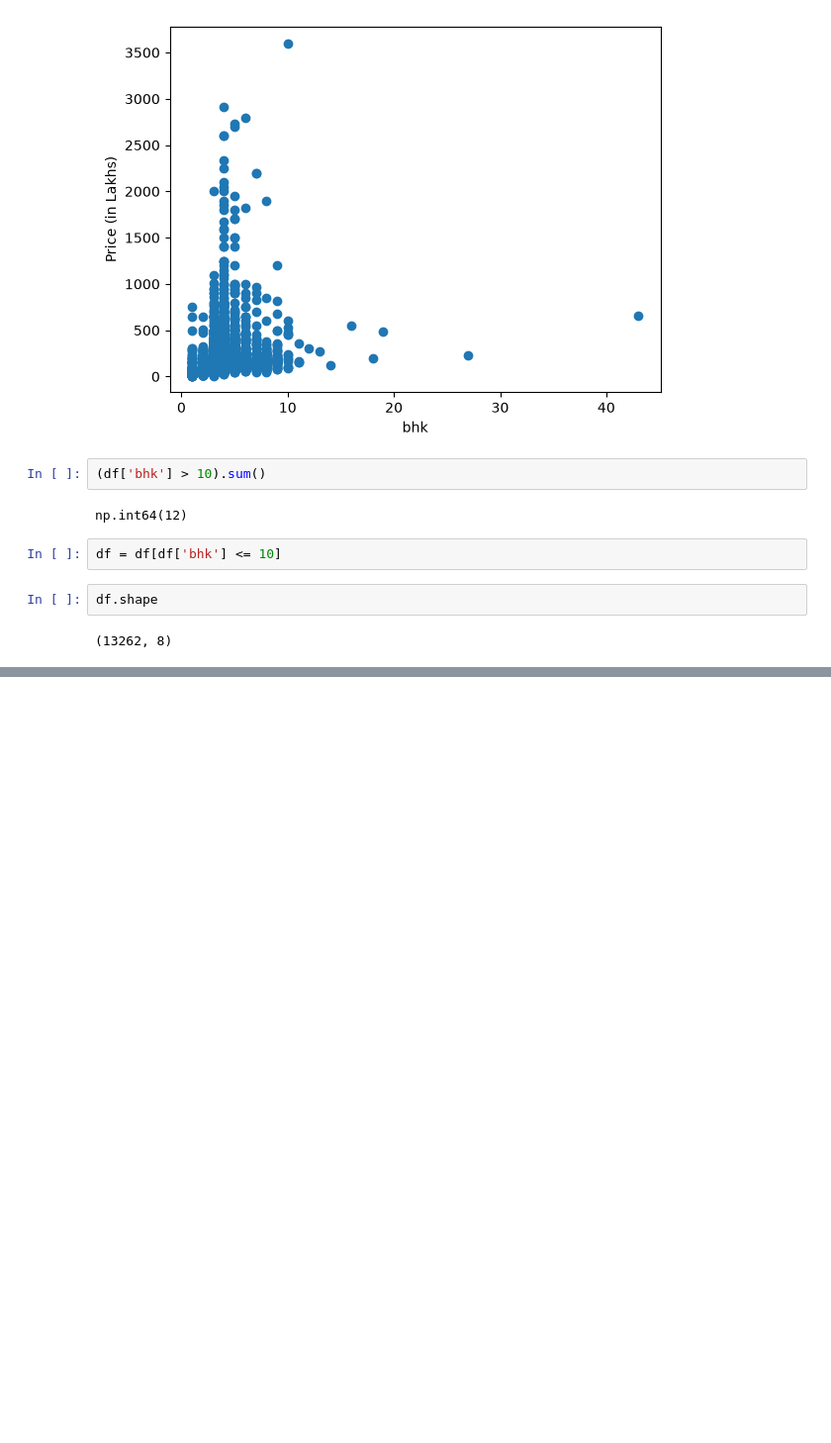
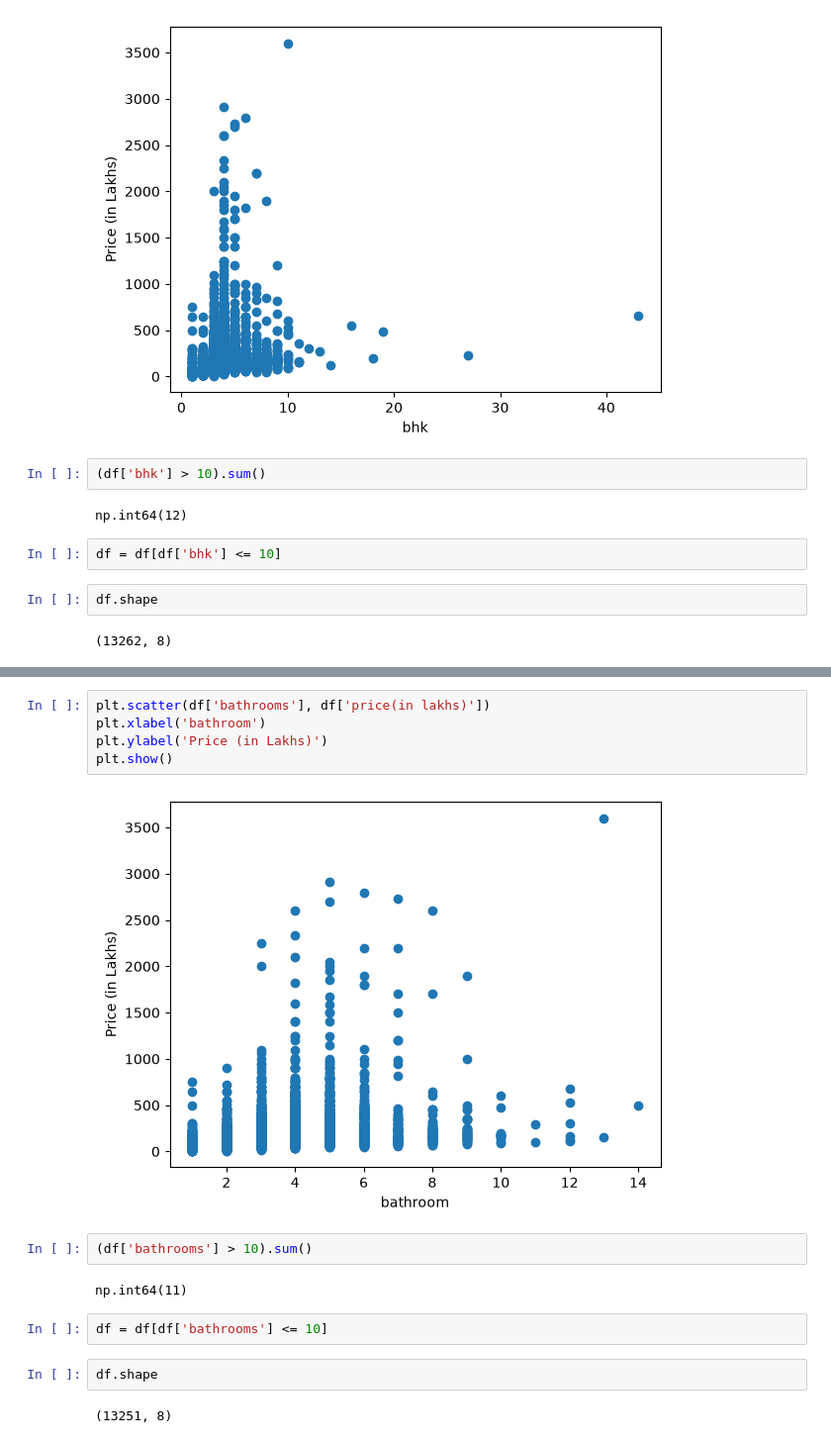
Before and after one commit to PranayBhardwaj29/bengaluru-house-price-predictor, a Jupyter notebook: notebook/model_training.ipynb, the cells around one changed output, grey strips where cells are left out. Shown at 99% size. Drawn from its saved outputs; the diff is of its cells as text; blank space fills up the shorter version.

Commit message:
dropped a few from bathrooms

```diff
--- a/notebook/model_training.ipynb
+++ b/notebook/model_training.ipynb
@@ -511,0 +519,17 @@ df.shape
+# %%
+plt.scatter(df['bathrooms'], df['price(in lakhs)'])
+plt.xlabel('bathroom')
+plt.ylabel('Price (in Lakhs)')
+plt.show()
+# %% [output]
+[figure, added]
+# %%
+(df['bathrooms'] > 10).sum()
+# %% [output]
+np.int64(11)
+# %%
+df = df[df['bathrooms'] <= 10]
+# %%
+df.shape
+# %% [output]
+(13251, 8)
```
Also changed, not shown: parts of 1 cell of this notebook.
